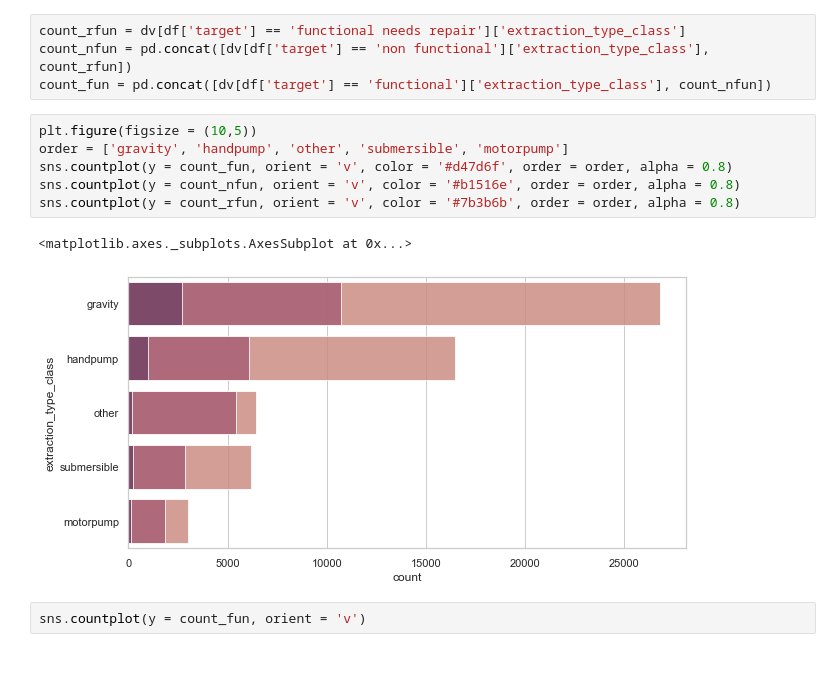
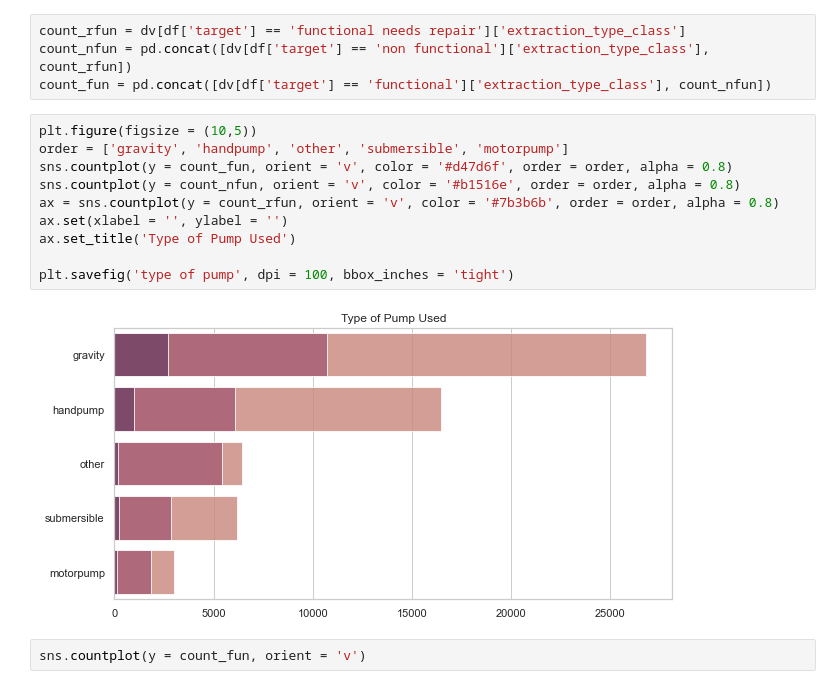
Before and after one commit to awyeh64/Tanzanian_Water_Well_Predictor, a Jupyter notebook: ayeh_eda.ipynb, the cells around one changed output. Saved outputs shown, nothing was run; the diff lists cells and outputs as text; blank space fills up the shorter version.

Commit message:
pre presentation visuals done

```diff
--- a/ayeh_eda.ipynb
+++ b/ayeh_eda.ipynb
@@ -545,12 +547,15 @@ count_fun = pd.concat([dv[df['target'] == 'functional']['extraction_type_class']
 # %%
 plt.figure(figsize = (10,5))
 order = ['gravity', 'handpump', 'other', 'submersible', 'motorpump']
 sns.countplot(y = count_fun, orient = 'v', color = '#d47d6f', order = order, alpha = 0.8)
 sns.countplot(y = count_nfun, orient = 'v', color = '#b1516e', order = order, alpha = 0.8)
-sns.countplot(y = count_rfun, orient = 'v', color = '#7b3b6b', order = order, alpha = 0.8)
+ax = sns.countplot(y = count_rfun, orient = 'v', color = '#7b3b6b', order = order, alpha = 0.8)
+ax.set(xlabel = '', ylabel = '')
+ax.set_title('Type of Pump Used')
+
+plt.savefig('type of pump', dpi = 100, bbox_inches = 'tight')
 # %% [output]
-<matplotlib.axes._subplots.AxesSubplot at 0x...>
-[figure, old version]
+[figure, new version]
 # %%
 sns.countplot(y = count_fun, orient = 'v')
 # %% [output]
```
Also changed, not shown: parts of 12 cells of this notebook.
